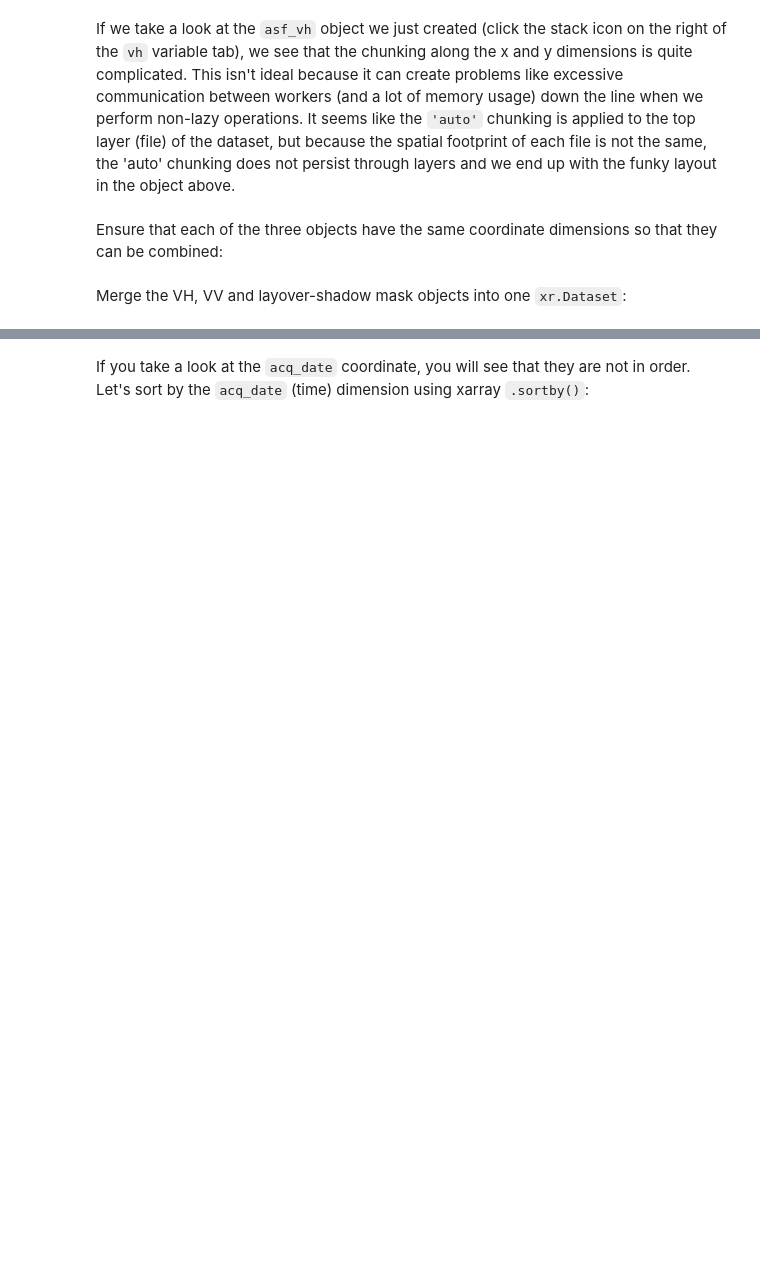
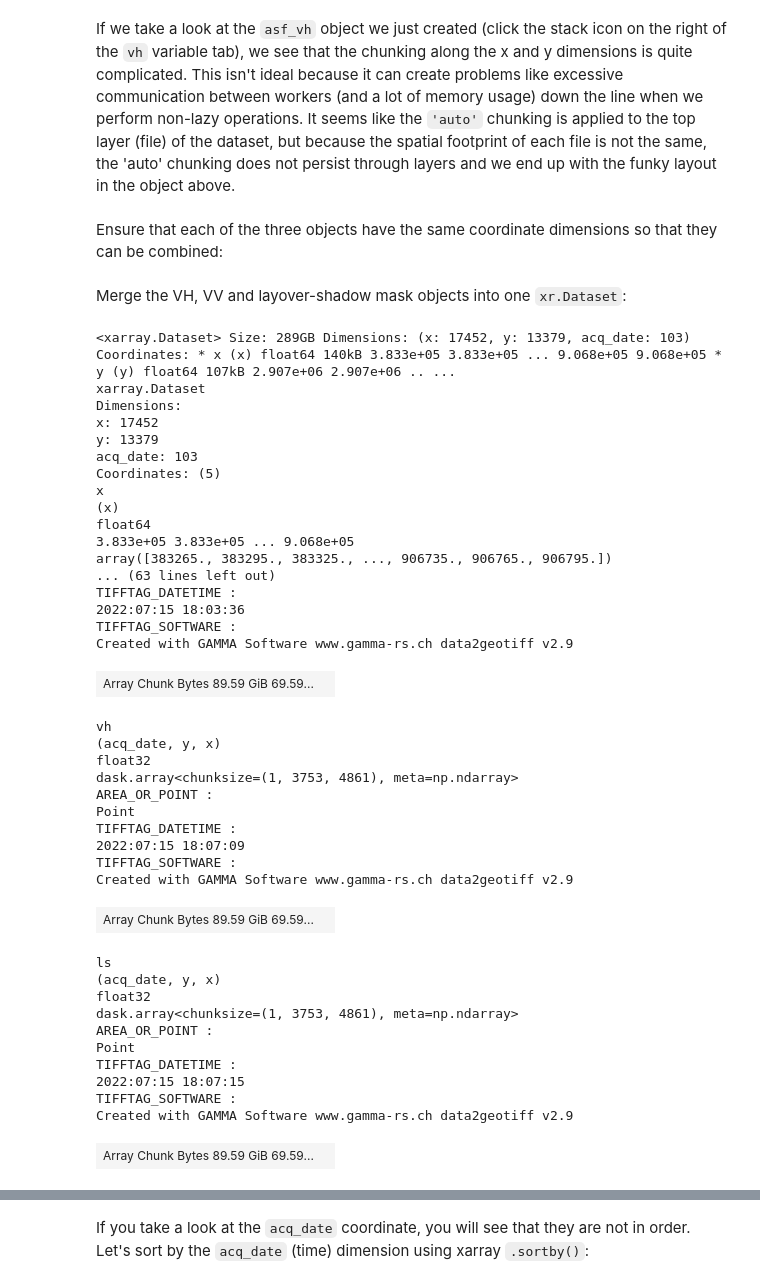
Before and after one commit to e-marshall/tutorials, a Jupyter notebook: book/endmatter/nbs/2_read_w_xropen_mfdataset.ipynb, the cells around one changed output, grey strips where cells are left out. Saved outputs shown, nothing was run; the diff lists cells and outputs as text; code cells hidden in the pictures; blank space fills up the shorter version.

```diff
--- a/book/endmatter/nbs/2_read_w_xropen_mfdataset.ipynb
+++ b/book/endmatter/nbs/2_read_w_xropen_mfdataset.ipynb
@@ -45,7 +71,7 @@ cwd = pathlib.Path.cwd()
 tutorial2_dir = pathlib.Path(cwd).parent
 # %%
 timeseries_type = "full"
-path_to_rtcs = f"sentinel1/data/{timeseries_type}_timeseries/asf_rtcs"
+path_to_rtcs = f"tutorial2/data/{timeseries_type}_timeseries/asf_rtcs"
 # %%
 # Path to directory holding downloaded data
 s1_asf_data = os.path.join(str(cwd.parents[1]), path_to_rtcs)
@@ -72,13 +98,13 @@ def extract_fnames(data_path: str, scene_name: str, variable: str) -> list:
     # Make list of files within each scene directory in data directory
     scene_files_ls = os.listdir(os.path.join(data_path, scene_name))
 
-    if variable in ["vv", "vh"]:
+    if variable in ['vv', 'vh']:
         scene_files = [fname for fname in scene_files_ls if fname.endswith(f"_{variable.upper()}.tif")]
 
-    elif variable == "ls_map":
-        scene_files = [fname for fname in scene_files_ls if fname.endswith("_ls_map.tif")]
+    elif variable == 'ls_map':
+        scene_files = [fname for fname in scene_files_ls if fname.endswith(f"_ls_map.tif")]
 
-    elif variable == "readme":
+    elif variable == 'readme':
         scene_files = [file for file in scene_files_ls if file.endswith("README.md.txt")]
 
     return scene_files
@@ -214,7 +257,9 @@ def parse_fname_metadata(input_fname: str) -> dict:
 
     # Check that number of parts matches expected schema
     if len(parts) != len(schema):
-        raise ValueError(f"Input filename does not match schema of expected format: {parts}")
+        raise ValueError(
+            f"Input filename does not match schema of expected format: {parts}"
+        )
 
     # Create dict to store parsed data
     parsed_data = {}
@@ -234,7 +279,9 @@ def parse_fname_metadata(input_fname: str) -> dict:
             raise ValueError(f"Part {part} does not have expected length {len(part)}")
         # Check that each part matches expected pattern from schema
         if not any(re.fullmatch(pattern, part) for pattern in pattern_options):
-            raise ValueError(f"Part {part} does not match expected patterns {pattern_options}")
+            raise ValueError(
+                f"Part {part} does not match expected patterns {pattern_options}"
+            )
 
         # Special handling of a part (pol orbit) that has 3 types of metadata
         if name == "pol_orbit":
@@ -242,7 +289,9 @@ def parse_fname_metadata(input_fname: str) -> dict:
                 {
                     "polarization_type": part[:1],  # Single (S) or Dual (D) pol
                     "primary_polarization": part[1:2],  # Primary polarization (H or V)
-                    "orbit_type": part[-1],  # Precise (p), Restituted (r) or Original predicted (o)
+                    "orbit_type": part[
+                        -1
+                    ],  # Precise (p), Restituted (r) or Original predicted (o)
                 }
             )
         # Format string acquisition date as a datetime time stamp
@@ -277,11 +326,10 @@ Now that we've written a function to create a dictionary of relevant metadata ex
 - Extracts coordinate reference system metadata,
 - Reshapes the dataset into a 3-dimensional `x,y,time` cube
 # %%
-def preprocess(ds_orig: xr.DataArray, variable: str):
+def preprocess(ds_orig: xr.DataArray, variable:str):
     """function that should return an xarray object with time dimension and associated metadata given a path to a single RTC scene, if its dualpol will have multiple bands, currently just as 2 data arrays but could merge.
     goal would be to apply this a list of directories for different RTC products, return cube along time dimension - I think?
-    - for concatenating, would need to check footprints and only take products with the same footprint, or subset them all to a common AOI?
-    """
+    - for concatenating, would need to check footprints and only take products with the same footprint, or subset them all to a common AOI?"""
 
     # fname_ls = []
 
@@ -293,6 +341,7 @@ def preprocess(ds_orig: xr.DataArray, variable: str):
     # print('fname: ', vv_fn)
 
     attrs_dict = parse_fname_metadata(vh_fn)
+
 
     # link the strings for each of the above variables to their full names (from README, commented above)
     # eg if output_type=g, should read 'gamma'
@@ -377,5 +428,48 @@ assert asf_vh.y.equals(asf_ls.y)
 # %% [markdown]
 Merge the VH, VV and layover-shadow mask objects into one `xr.Dataset`:
 # %%
-asf_ds = xr.Dataset({"vv": asf_vv.vv, "vh": asf_vh.vh, "ls": asf_ls.ls_map})
+asf_ds = xr.Dataset(
+    {"vv": asf_vv.vv, "vh": asf_vh.vh, "ls": asf_ls.ls_map}
+)
 asf_ds
+# %% [output]
+<xarray.Dataset> Size: 289GB Dimensions: (x: 17452, y: 13379, acq_date: 103) Coordinates: * x (x) float64 140kB 3.833e+05 3.833e+05 ... 9.068e+05 9.068e+05 * y (y) float64 107kB 2.907e+06 2.907e+06 .. ...
+xarray.Dataset
+Dimensions:
+x: 17452
+y: 13379
+acq_date: 103
+Coordinates: (5)
+x
+(x)
+float64
+3.833e+05 3.833e+05 ... 9.068e+05
+array([383265., 383295., 383325., ..., 906735., 906765., 906795.])
+... (63 lines left out)
+TIFFTAG_DATETIME :
+2022:07:15 18:03:36
+TIFFTAG_SOFTWARE :
+Created with GAMMA Software www.gamma-rs.ch data2geotiff v2.9
+| Array Chunk Bytes 89.59 GiB 69.59... |  |
+vh
+(acq_date, y, x)
+float32
+dask.array<chunksize=(1, 3753, 4861), meta=np.ndarray>
+AREA_OR_POINT :
+Point
+TIFFTAG_DATETIME :
+2022:07:15 18:07:09
+TIFFTAG_SOFTWARE :
+Created with GAMMA Software www.gamma-rs.ch data2geotiff v2.9
+| Array Chunk Bytes 89.59 GiB 69.59... |  |
+ls
+(acq_date, y, x)
+float32
+dask.array<chunksize=(1, 3753, 4861), meta=np.ndarray>
+AREA_OR_POINT :
+Point
+TIFFTAG_DATETIME :
+2022:07:15 18:07:15
+TIFFTAG_SOFTWARE :
+Created with GAMMA Software www.gamma-rs.ch data2geotiff v2.9
+| Array Chunk Bytes 89.59 GiB 69.59... |  |
```
Also changed, not shown: parts of 20 cells of this notebook.
